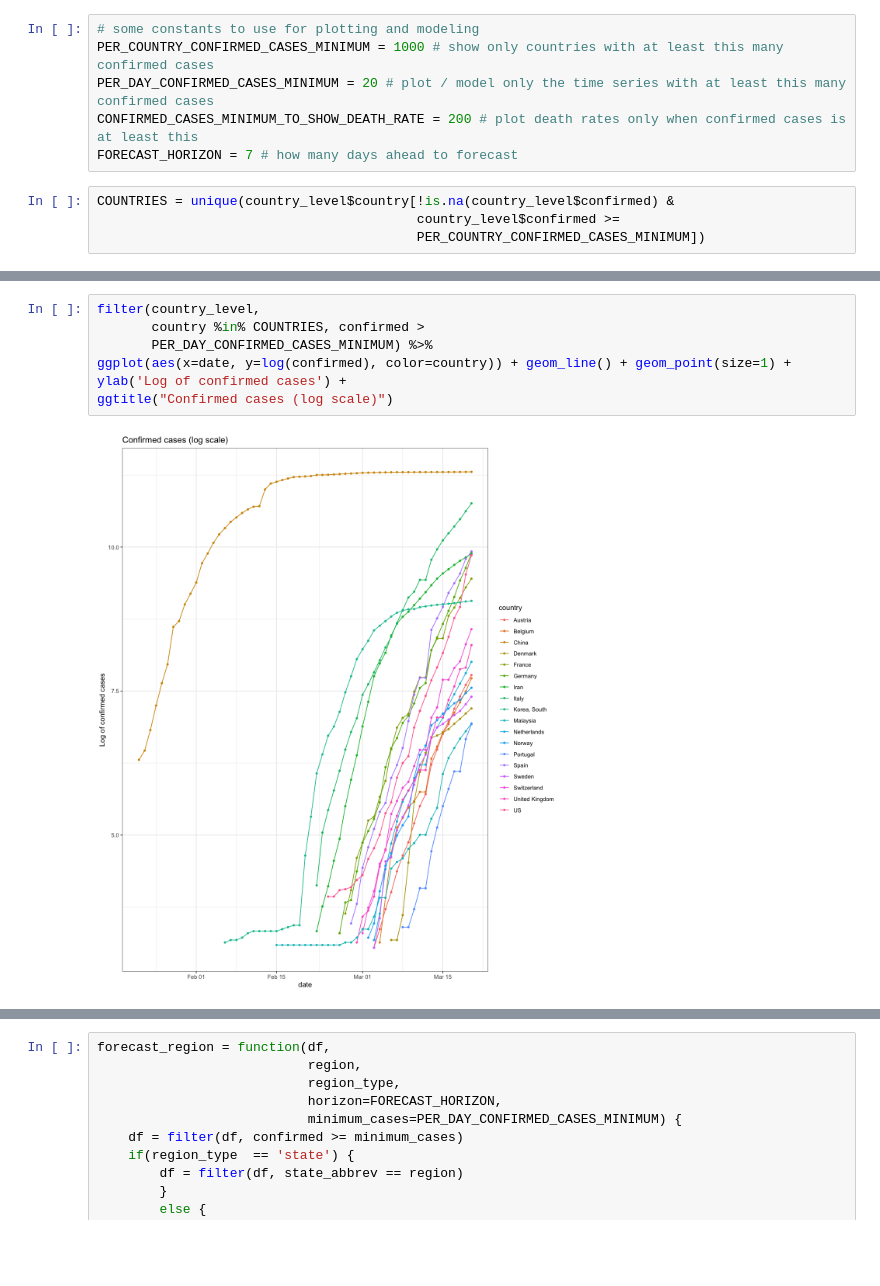
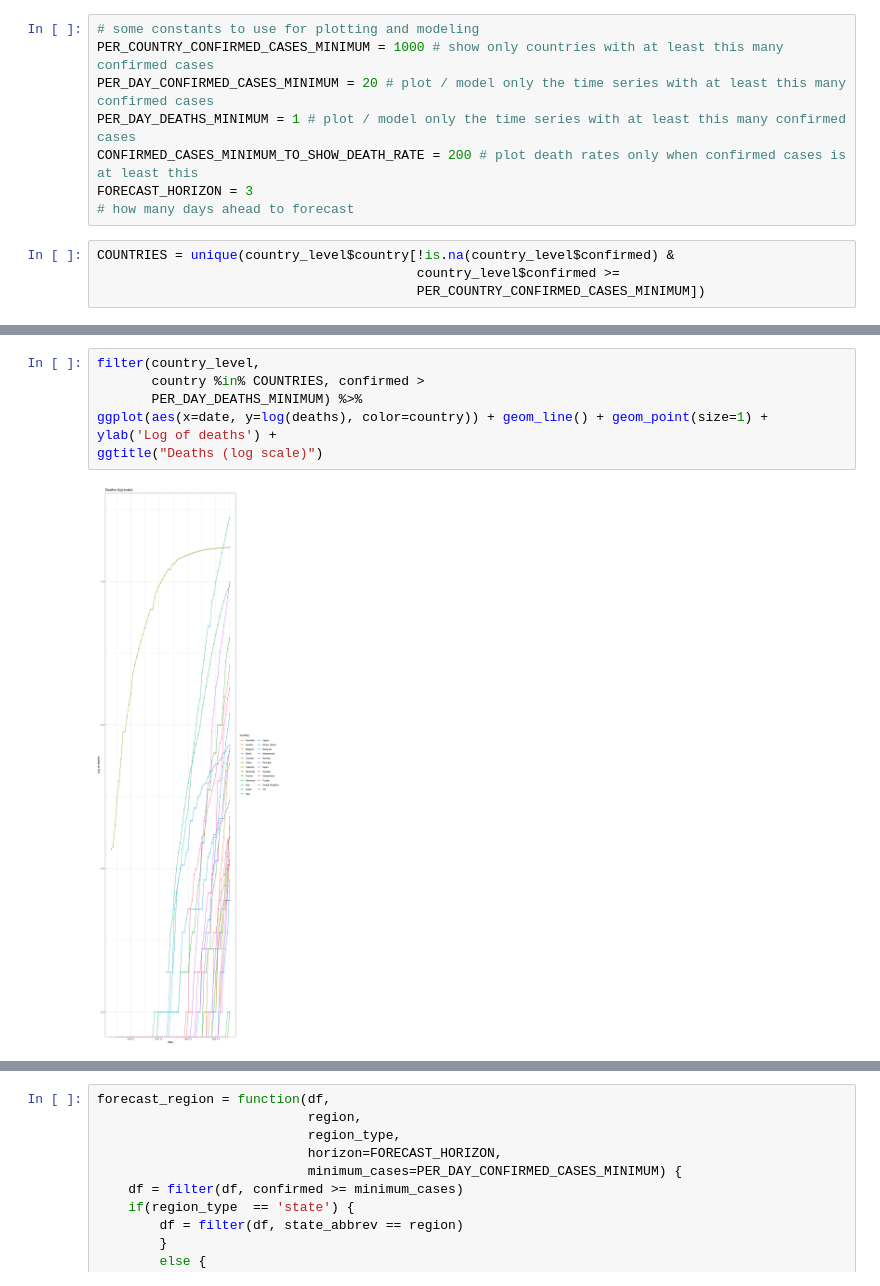
Before and after one commit to mhochster/covid, a Jupyter notebook: covid19.ipynb, the cells around one changed output, grey strips where cells are left out. Saved outputs shown, nothing was run; the diff lists cells and outputs as text; blank space fills up the shorter version.

```diff
--- a/covid19.ipynb
+++ b/covid19.ipynb
@@ -110,8 +114,10 @@ mutate(death_rate = deaths / confirmed,
 # some constants to use for plotting and modeling
 PER_COUNTRY_CONFIRMED_CASES_MINIMUM = 1000 # show only countries with at least this many confirmed cases
 PER_DAY_CONFIRMED_CASES_MINIMUM = 20 # plot / model only the time series with at least this many confirmed cases
+PER_DAY_DEATHS_MINIMUM = 1 # plot / model only the time series with at least this many confirmed cases
 CONFIRMED_CASES_MINIMUM_TO_SHOW_DEATH_RATE = 200 # plot death rates only when confirmed cases is at least this
-FORECAST_HORIZON = 7 # how many days ahead to forecast
+FORECAST_HORIZON = 3
+# how many days ahead to forecast
 # %%
 COUNTRIES = unique(country_level$country[!is.na(country_level$confirmed) &
                                          country_level$confirmed >=
@@ -119,12 +138,12 @@ COUNTRIES = unique(country_level$country[!is.na(country_level$confirmed) &
 # %%
 filter(country_level,
        country %in% COUNTRIES, confirmed >
-       PER_DAY_CONFIRMED_CASES_MINIMUM) %>%
-ggplot(aes(x=date, y=log(confirmed), color=country)) + geom_line() + geom_point(size=1) +
-ylab('Log of confirmed cases') +
-ggtitle("Confirmed cases (log scale)")
+       PER_DAY_DEATHS_MINIMUM) %>%
+ggplot(aes(x=date, y=log(deaths), color=country)) + geom_line() + geom_point(size=1) +
+ylab('Log of deaths') +
+ggtitle("Deaths (log scale)")
 # %% [output]
-[figure, old version]
+[figure, new version]
 # %%
 filter(country_level, country %in% COUNTRIES,
        confirmed >= CONFIRMED_CASES_MINIMUM_TO_SHOW_DEATH_RATE) %>%
```
Also changed, not shown: parts of 8 cells of this notebook.
